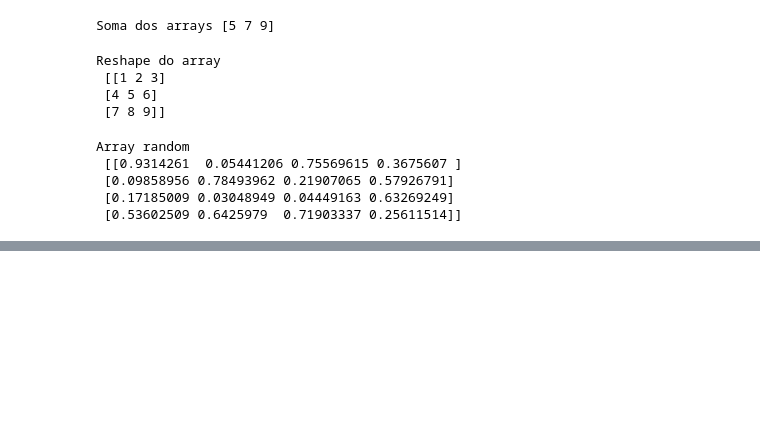
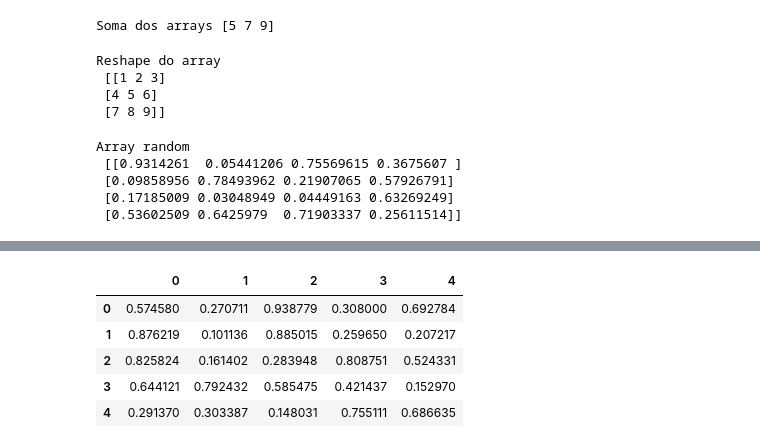
Before and after one commit to thiagolir4/Python_para_analise_de_dados_materia4_DNC, a Jupyter notebook: Python_para_analise_de_dados_materia4_DNC.ipynb, the cells around one changed output, grey strips where cells are left out. Saved outputs shown, nothing was run; the diff lists cells and outputs as text; code cells hidden in the pictures; blank space fills up the shorter version.

```diff
--- a/Python_para_analise_de_dados_materia4_DNC.ipynb
+++ b/Python_para_analise_de_dados_materia4_DNC.ipynb
@@ -315,0 +394,9 @@ Array random
+# %%
+pd.DataFrame(dados)
+# %% [output]
+|  | 0 | 1 | 2 | 3 | 4 |
+| 0 | 0.574580 | 0.270711 | 0.938779 | 0.308000 | 0.692784 |
+| 1 | 0.876219 | 0.101136 | 0.885015 | 0.259650 | 0.207217 |
+| 2 | 0.825824 | 0.161402 | 0.283948 | 0.808751 | 0.524331 |
+| 3 | 0.644121 | 0.792432 | 0.585475 | 0.421437 | 0.152970 |
+| 4 | 0.291370 | 0.303387 | 0.148031 | 0.755111 | 0.686635 |
```
Also changed, not shown: parts of 50 cells of this notebook.
